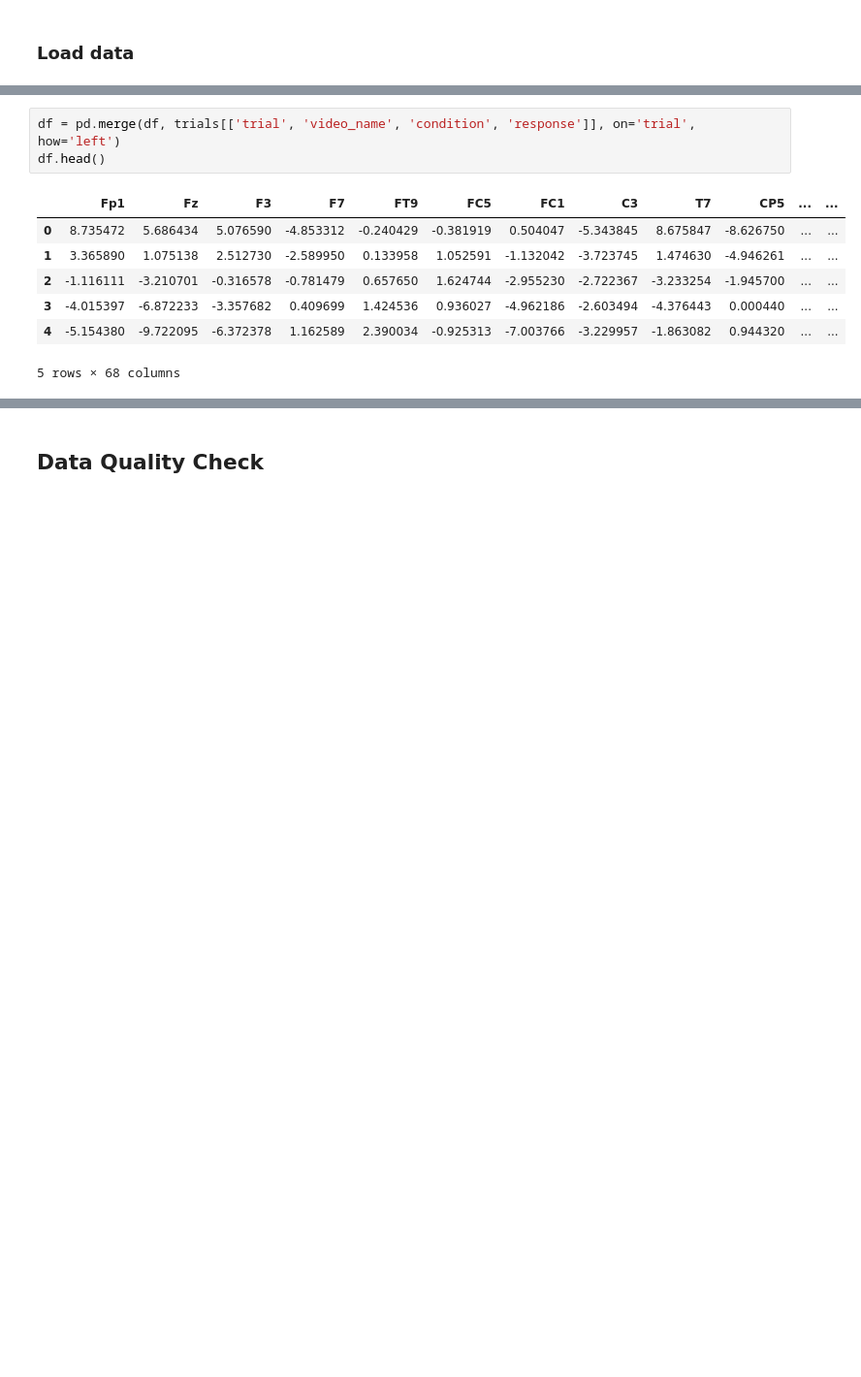
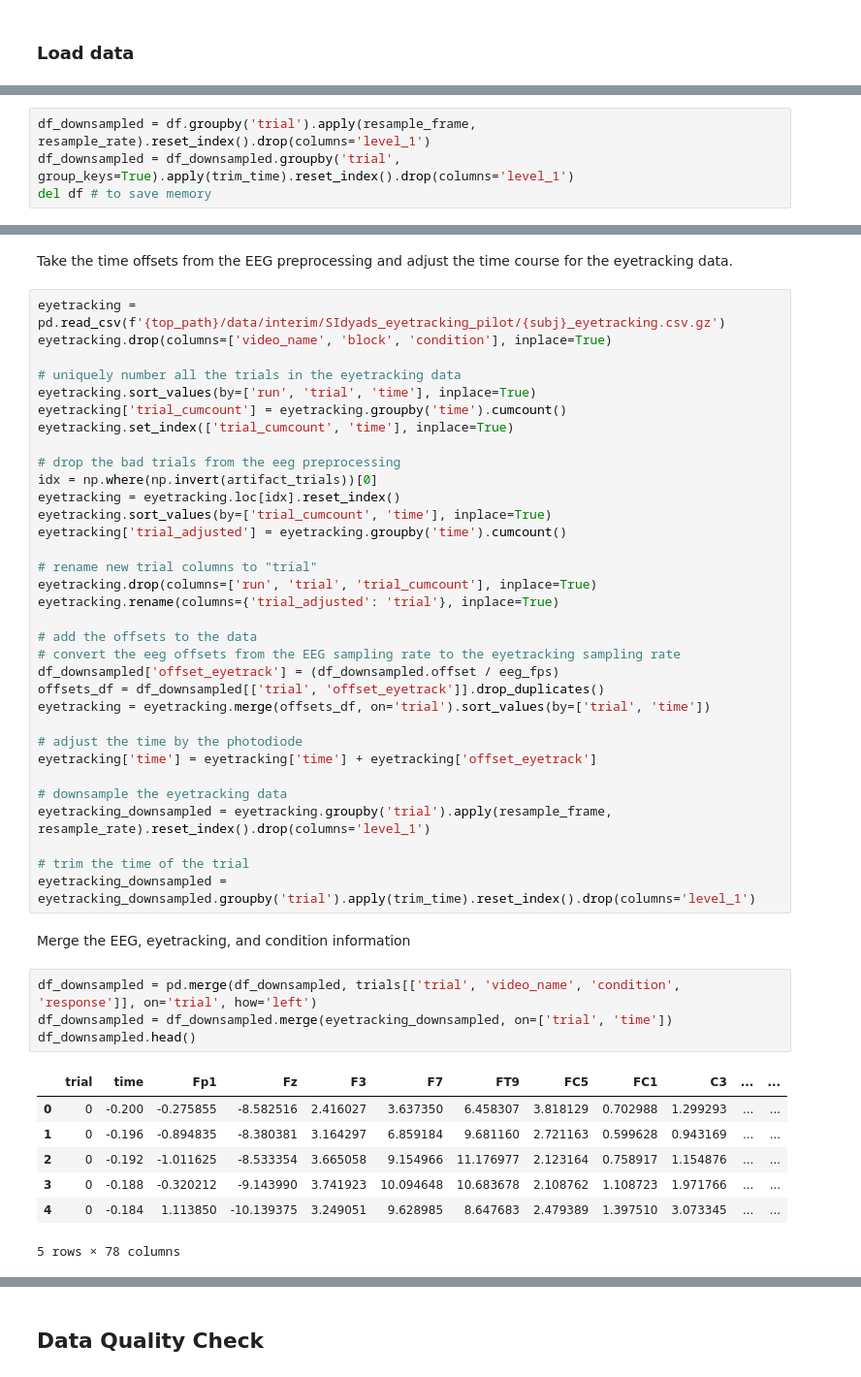
Before and after one commit to Isik-lab/SIEEG_analysis, a Jupyter notebook: notebooks/EEG_RSA.ipynb, the cells around one changed output, grey strips where cells are left out. Shown at 97% size. Saved outputs shown, nothing was run; the diff lists cells and outputs as text; blank space fills up the shorter version.

Commit message:
eyetracking

```diff
--- a/notebooks/EEG_RSA.ipynb
+++ b/notebooks/EEG_RSA.ipynb
@@ -65,0 +97,4 @@ artifact_trials = preproc['idx_badtrial'].squeeze().astype('bool')
+# %%
+df_downsampled = df.groupby('trial').apply(resample_frame, resample_rate).reset_index().drop(columns='level_1')
+df_downsampled = df_downsampled.groupby('trial', group_keys=True).apply(trim_time).reset_index().drop(columns='level_1')
+del df # to save memory
@@ -95,11 +132,49 @@ percent of trials removed: 12%
+# %% [markdown]
+Take the time offsets from the EEG preprocessing and adjust the time course for the eyetracking data.
+# %%
+eyetracking = pd.read_csv(f'{top_path}/data/interim/SIdyads_eyetracking_pilot/{subj}_eyetracking.csv.gz')
+eyetracking.drop(columns=['video_name', 'block', 'condition'], inplace=True)
+
+# uniquely number all the trials in the eyetracking data
+eyetracking.sort_values(by=['run', 'trial', 'time'], inplace=True)
+eyetracking['trial_cumcount'] = eyetracking.groupby('time').cumcount()
+eyetracking.set_index(['trial_cumcount', 'time'], inplace=True)
+
+# drop the bad trials from the eeg preprocessing
+idx = np.where(np.invert(artifact_trials))[0]
+eyetracking = eyetracking.loc[idx].reset_index()
+eyetracking.sort_values(by=['trial_cumcount', 'time'], inplace=True)
+eyetracking['trial_adjusted'] = eyetracking.groupby('time').cumcount()
+
+# rename new trial columns to "trial"
+eyetracking.drop(columns=['run', 'trial', 'trial_cumcount'], inplace=True)
+eyetracking.rename(columns={'trial_adjusted': 'trial'}, inplace=True)
+
+# add the offsets to the data
+# convert the eeg offsets from the EEG sampling rate to the eyetracking sampling rate
+df_downsampled['offset_eyetrack'] = (df_downsampled.offset / eeg_fps)
+offsets_df = df_downsampled[['trial', 'offset_eyetrack']].drop_duplicates()
+eyetracking = eyetracking.merge(offsets_df, on='trial').sort_values(by=['trial', 'time'])
+
+# adjust the time by the photodiode
+eyetracking['time'] = eyetracking['time'] + eyetracking['offset_eyetrack']
+
+# downsample the eyetracking data
+eyetracking_downsampled = eyetracking.groupby('trial').apply(resample_frame, resample_rate).reset_index().drop(columns='level_1')
+
+# trim the time of the trial
+eyetracking_downsampled = eyetracking_downsampled.groupby('trial').apply(trim_time).reset_index().drop(columns='level_1')
+# %% [markdown]
+Merge the EEG, eyetracking, and condition information
 # %%
-df = pd.merge(df, trials[['trial', 'video_name', 'condition', 'response']], on='trial', how='left')
-df.head()
+df_downsampled = pd.merge(df_downsampled, trials[['trial', 'video_name', 'condition', 'response']], on='trial', how='left')
+df_downsampled = df_downsampled.merge(eyetracking_downsampled, on=['trial', 'time'])
+df_downsampled.head()
 # %% [output]
-|  | Fp1 | Fz | F3 | F7 | FT9 | FC5 | FC1 | C3 | T7 | CP5 | ... | ... |
-| 0 | 8.735472 | 5.686434 | 5.076590 | -4.853312 | -0.240429 | -0.381919 | 0.504047 | -5.343845 | 8.675847 | -8.626750 | ... | ... |
-| 1 | 3.365890 | 1.075138 | 2.512730 | -2.589950 | 0.133958 | 1.052591 | -1.132042 | -3.723745 | 1.474630 | -4.946261 | ... | ... |
-| 2 | -1.116111 | -3.210701 | -0.316578 | -0.781479 | 0.657650 | 1.624744 | -2.955230 | -2.722367 | -3.233254 | -1.945700 | ... | ... |
-| 3 | -4.015397 | -6.872233 | -3.357682 | 0.409699 | 1.424536 | 0.936027 | -4.962186 | -2.603494 | -4.376443 | 0.000440 | ... | ... |
-| 4 | -5.154380 | -9.722095 | -6.372378 | 1.162589 | 2.390034 | -0.925313 | -7.003766 | -3.229957 | -1.863082 | 0.944320 | ... | ... |
+|  | trial | time | Fp1 | Fz | F3 | F7 | FT9 | FC5 | FC1 | C3 | ... | ... |
+| 0 | 0 | -0.200 | -0.275855 | -8.582516 | 2.416027 | 3.637350 | 6.458307 | 3.818129 | 0.702988 | 1.299293 | ... | ... |
+| 1 | 0 | -0.196 | -0.894835 | -8.380381 | 3.164297 | 6.859184 | 9.681160 | 2.721163 | 0.599628 | 0.943169 | ... | ... |
+| 2 | 0 | -0.192 | -1.011625 | -8.533354 | 3.665058 | 9.154966 | 11.176977 | 2.123164 | 0.758917 | 1.154876 | ... | ... |
+| 3 | 0 | -0.188 | -0.320212 | -9.143990 | 3.741923 | 10.094648 | 10.683678 | 2.108762 | 1.108723 | 1.971766 | ... | ... |
+| 4 | 0 | -0.184 | 1.113850 | -10.139375 | 3.249051 | 9.628985 | 8.647683 | 2.479389 | 1.397510 | 3.073345 | ... | ... |
-5 rows × 68 columns
+5 rows × 78 columns
```
Also changed, not shown: parts of 14 cells of this notebook, 3 other files.
